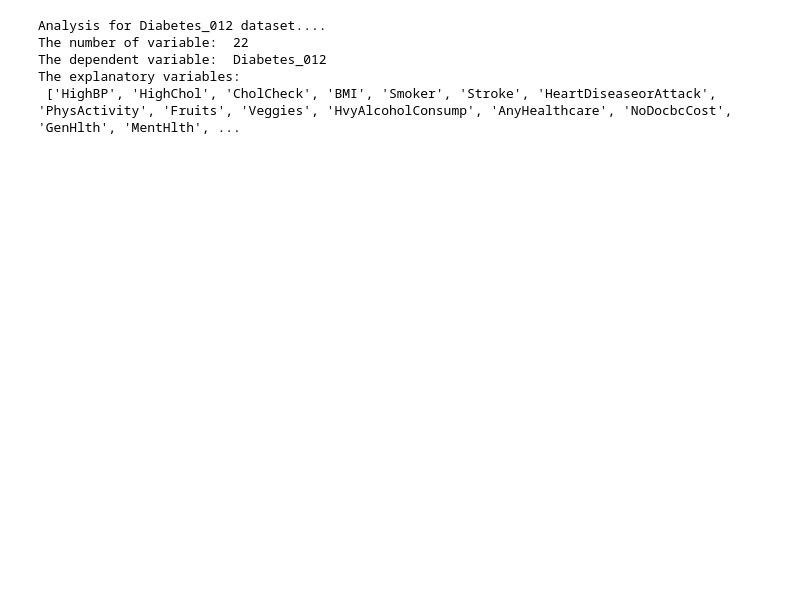
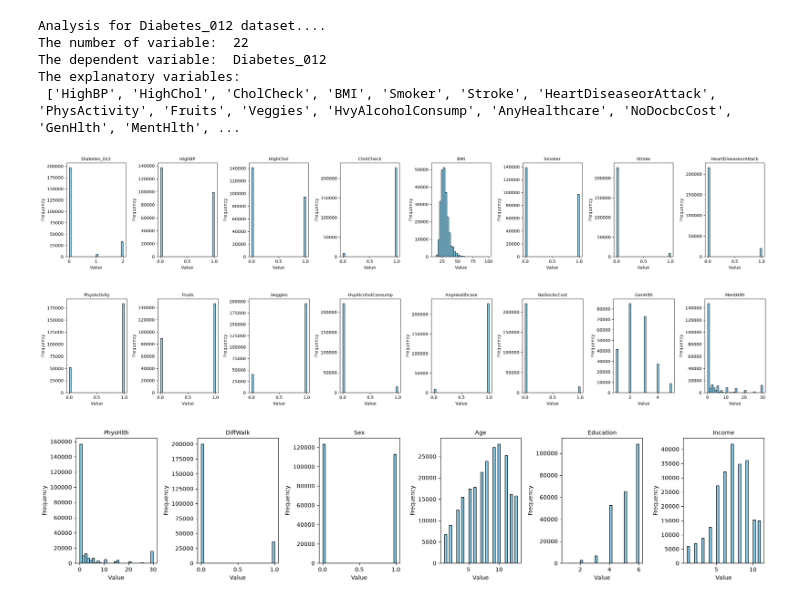
Before and after one commit to lasyaharini-cloud/Diabetes-Prediction, a Jupyter notebook: data/diabetes_analysis.ipynb, the cells around one changed output. Cells and saved outputs as stored; diff of their text form; code cells hidden in the pictures; blank space fills up the shorter version.

```diff
--- a/data/diabetes_analysis.ipynb
+++ b/data/diabetes_analysis.ipynb
@@ -10,16 +10,42 @@ df_3 = pd.read_csv("/Users/luisfuentes/Desktop/NCSU/Diabetes-Prediction/data/dia
 # %%
 y = df_1["Diabetes_012"]
 x = df_1.iloc[:,1:]
 
 print("Analysis for Diabetes_012 dataset....")
 print(f"The number of variable: ", len(df_1.columns))
 print(f"The dependent variable: ", df_1.columns[0])
 print(f"The explanatory variables:\n", list(x.columns))
 #print(f"The column names:\n" + "\n".join(df_1.columns))
+
+num_plots = 3
+cols = list(df_1.columns)
+
+chunk_size = int(np.ceil(len(cols) / num_plots))
+
+for i in range(0, len(cols), chunk_size):
+    cols_chunk = cols[i : i + chunk_size]
+    n_sub = len(cols_chunk)
+
+    fig, axes = plt.subplots(1, n_sub, figsize=(3 * n_sub, 4))
+    axes = np.atleast_1d(axes)
+
+    for ax, var_name in zip(axes, cols_chunk):
+        ax.hist(
+            df_1[var_name], bins=30, color="skyblue", edgecolor="black"
+        )
+        ax.set_title(var_name, fontsize=10)
+        ax.set_xlabel("Value")
+        ax.set_ylabel("Frequency")
+
+    plt.tight_layout()
+    plt.show()
 # %% [output]
 Analysis for Diabetes_012 dataset....
 The number of variable:  22
 The dependent variable:  Diabetes_012
 The explanatory variables:
  ['HighBP', 'HighChol', 'CholCheck', 'BMI', 'Smoker', 'Stroke', 'HeartDiseaseorAttack', 'PhysActivity', 'Fruits', 'Veggies', 'HvyAlcoholConsump', 'AnyHealthcare', 'NoDocbcCost', 'GenHlth', 'MentHlth', ...
+[figure, added]
+[figure, added]
+[figure, added]
 # %%
```
Also changed, not shown: parts of 3 cells of this notebook.
